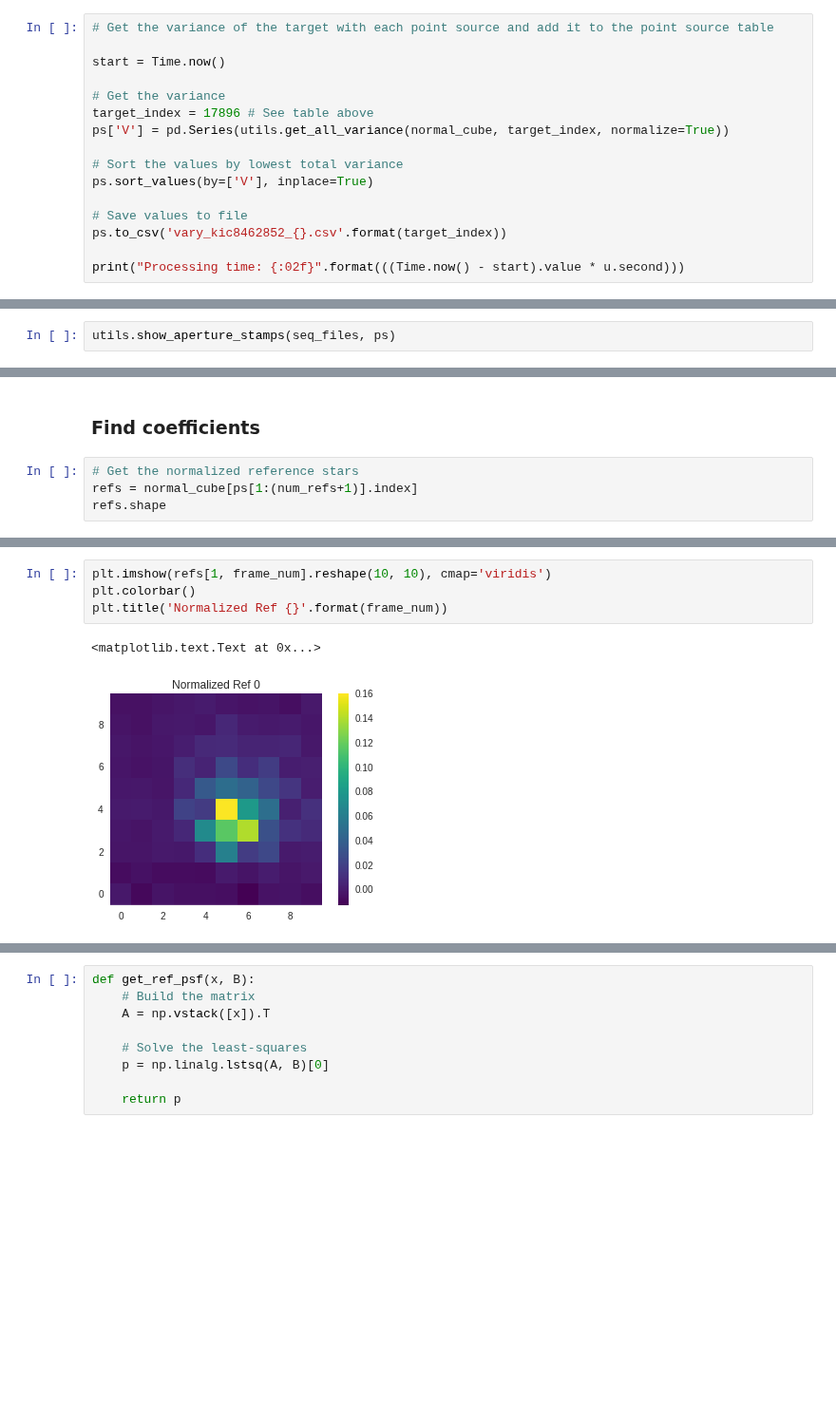
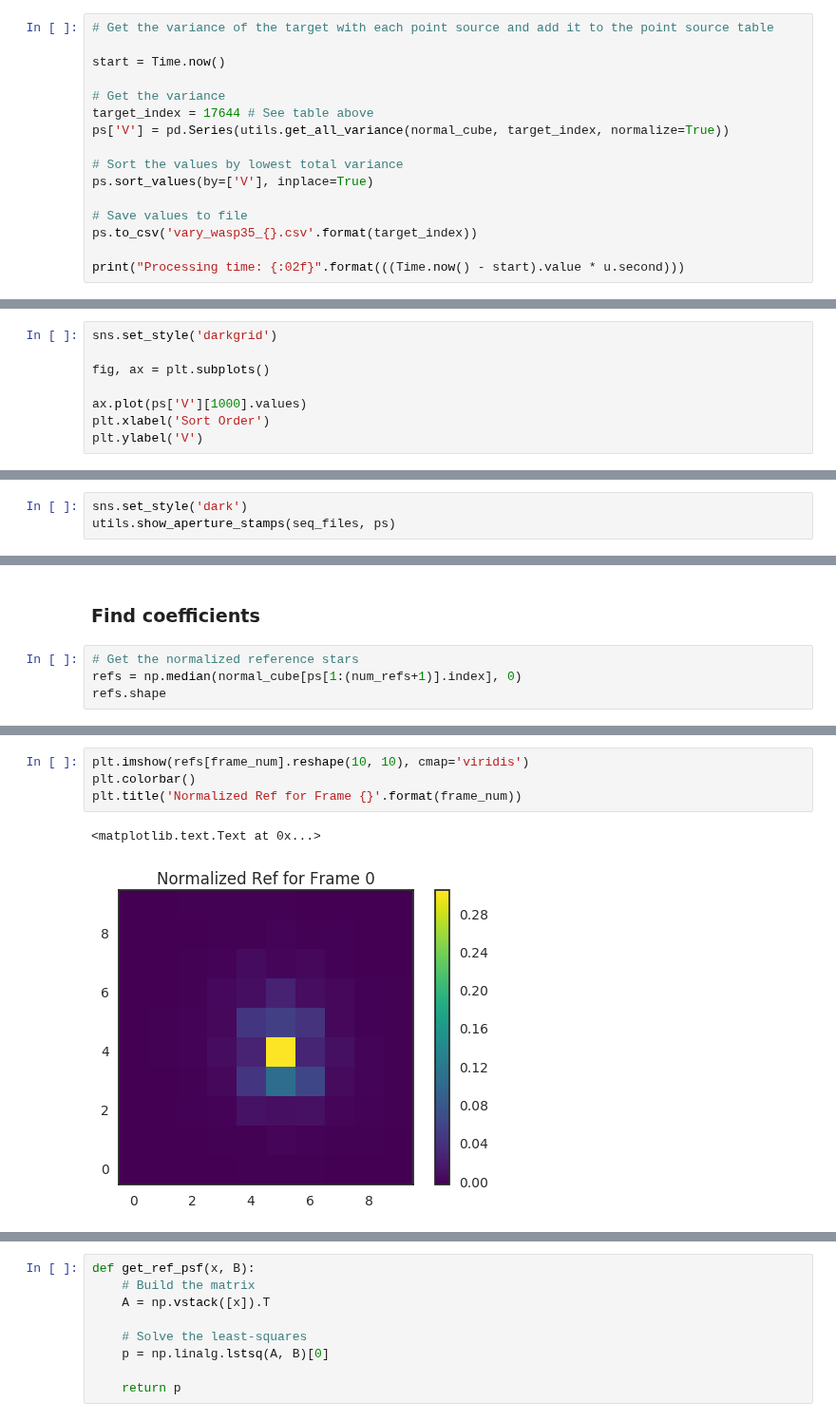
Before and after one commit to panoptes/panoptes-pipeline, a Jupyter notebook: examples/notebooks/RRC In Action.ipynb, the cells around one changed output, grey strips where cells are left out. Shown at 95% size. Saved outputs shown, nothing was run; the diff lists cells and outputs as text; blank space fills up the shorter version.

```diff
--- a/examples/notebooks/RRC In Action.ipynb
+++ b/examples/notebooks/RRC In Action.ipynb
@@ -144,14 +207,14 @@ full_cube = normal_cube.copy()
 start = Time.now()
 
 # Get the variance
-target_index = 17896 # See table above
+target_index = 17644 # See table above
 ps['V'] = pd.Series(utils.get_all_variance(normal_cube, target_index, normalize=True))
 
 # Sort the values by lowest total variance
 ps.sort_values(by=['V'], inplace=True)
 
 # Save values to file
-ps.to_csv('vary_kic8462852_{}.csv'.format(target_index))
+ps.to_csv('vary_wasp35_{}.csv'.format(target_index))
 
 print("Processing time: {:02f}".format(((Time.now() - start).value * u.second)))
 # %% [output]
@@ -171,3 +234,11 @@ ps[0:5]
+# %%
+sns.set_style('darkgrid')
+
+fig, ax = plt.subplots()
+
+ax.plot(ps['V'][1000].values)
+plt.xlabel('Sort Order')
+plt.ylabel('V')
 # %%
 # Best comparisons
 utils.compare_psc(normal_cube[ps.index[0:5]], w=10, h=10)
@@ -183,4 +254,5 @@ utils.compare_psc(normal_cube[ps.index[-5:]], w=10, h=10)
 # %% [markdown]
 Show the first five frames for the first five best matches. This is a co-moving stamp centered around the particular point source and is used to obtain the photometry for the point source.
 # %%
+sns.set_style('dark')
 utils.show_aperture_stamps(seq_files, ps)
@@ -202,6 +276,6 @@ frame_num = 0
 ### Find coefficients
 # %%
 # Get the normalized reference stars
-refs = normal_cube[ps[1:(num_refs+1)].index]
+refs = np.median(normal_cube[ps[1:(num_refs+1)].index], 0)
 refs.shape
 # %% [output]
@@ -233,10 +283,10 @@ array([[ -3.36360579e-04,  -1.42953246e-02,  -7.39993273e-03,
 # %%
-plt.imshow(refs[1, frame_num].reshape(10, 10), cmap='viridis')
+plt.imshow(refs[frame_num].reshape(10, 10), cmap='viridis')
 plt.colorbar()
-plt.title('Normalized Ref {}'.format(frame_num))
+plt.title('Normalized Ref for Frame {}'.format(frame_num))
 # %% [output]
 <matplotlib.text.Text at 0x...>
-[figure, old version]
+[figure, new version]
 # %%
 # Get normalized target
 tar = normal_cube[ps.iloc[0].name]
```
Also changed, not shown: parts of 39 cells of this notebook, 5 other files.
